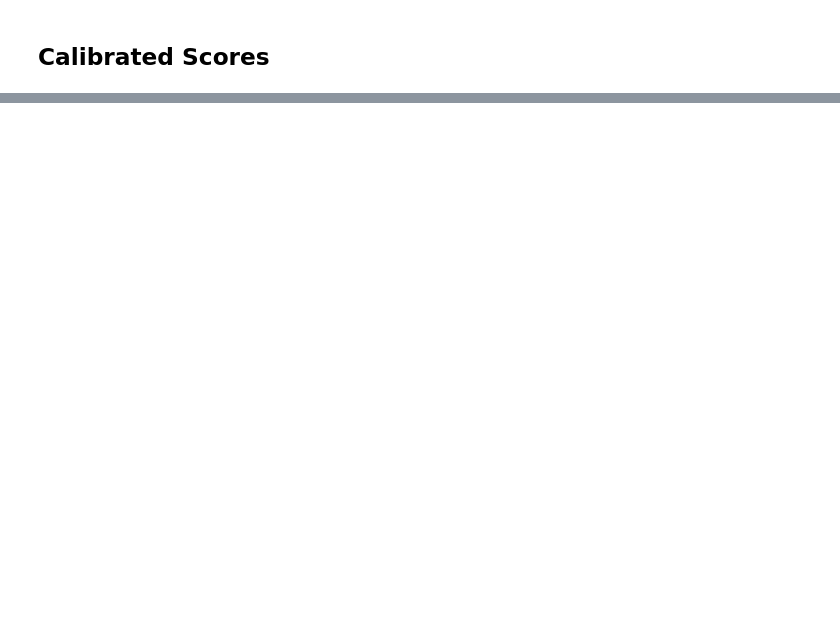
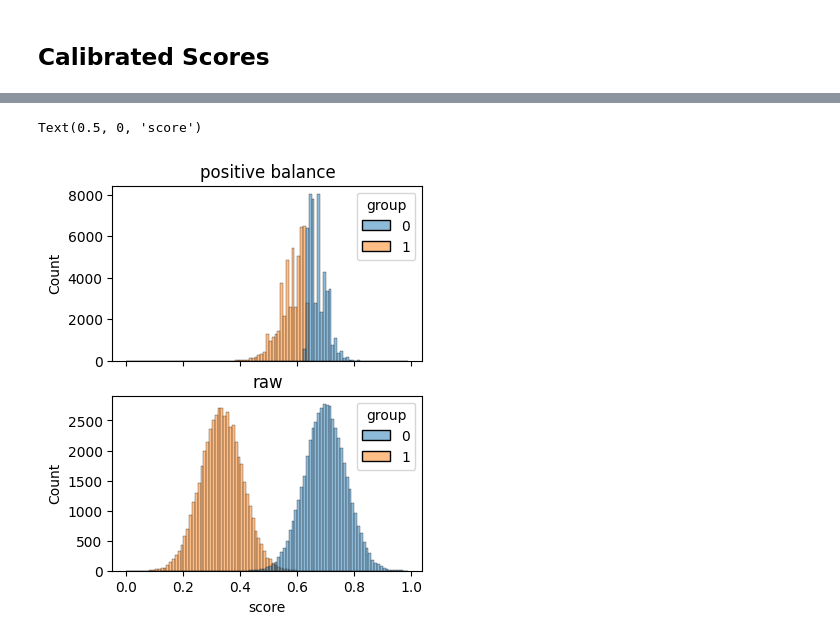
Before and after one commit to aloosley/faim, a Jupyter notebook: notebooks/fairlearn-api.ipynb, the cells around one changed output, grey strips where cells are left out. Drawn from its saved outputs; the diff is of its cells as text; code cells hidden in the pictures; blank space fills up the shorter version.

```diff
--- a/notebooks/fairlearn-api.ipynb
+++ b/notebooks/fairlearn-api.ipynb
@@ -101,0 +150,32 @@ pd.Series(fair_scores, name="fair_score").hist(bins=faim.normalized_discrete_sco
+# %%
+thetas = [0, 0, 1]
+
+faim_positive_bal = FAIM(thetas=thetas, score_discretization_step=score_discretization_step)
+
+faim_positive_bal.fit(
+    y_scores=y_scores,
+    y_ground_truth=y_ground_truth,
+    sensitive_features=sensitive_features
+)
+synthetic_data_from_paper["positive_balance_scores"] = faim_positive_bal.predict(
+    y_scores=y_scores, sensitive_features=sensitive_features
+)
+# %%
+fig, (ax1, ax2) = plt.subplots(2, 1, figsize=(4, 5), sharex=True)
+
+sns.histplot(
+    data=synthetic_data_from_paper, x="positive_balance_scores", hue="group",
+    bins=faim_negative_bal.discrete_score_bins,
+    ax=ax1
+)
+sns.histplot(
+    data=synthetic_data_from_paper, x="normalized_discrete_scores", hue="group",
+    bins=faim_negative_bal.discrete_score_bins,
+    ax=ax2
+)
+ax1.set_title("positive balance")
+ax2.set_title("raw")
+ax2.set_xlabel("score")
+# %% [output]
+Text(0.5, 0, 'score')
+[figure, added]
```
Also changed, not shown: parts of 17 cells of this notebook.
